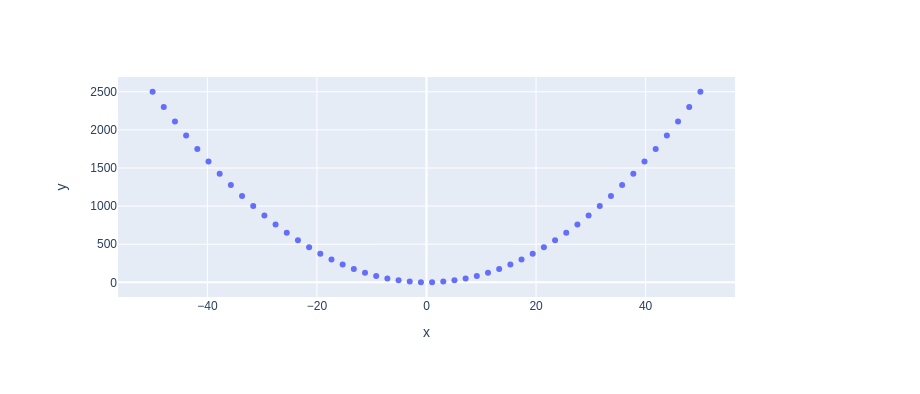
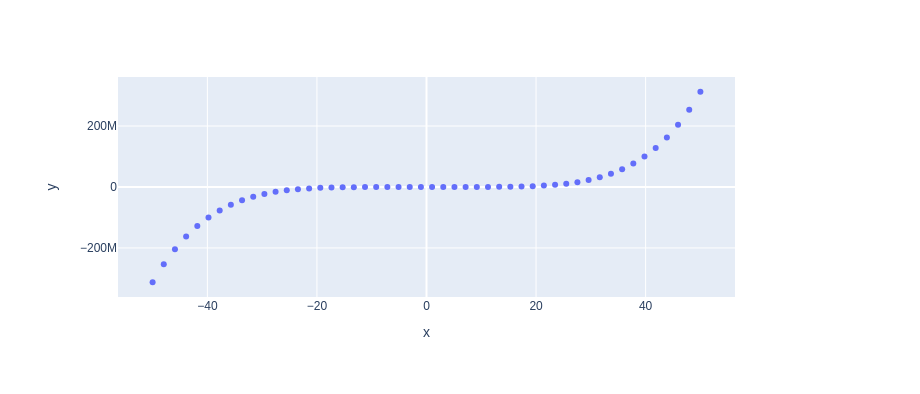
Before and after one commit to MattSecaur/my-notebooks-repo, a Jupyter notebook: experiment1.ipynb, the cells around one changed output. Saved outputs shown, nothing was run; the diff lists cells and outputs as text; code cells hidden in the pictures.

```diff
--- a/experiment1.ipynb
+++ b/experiment1.ipynb
@@ -6,7 +6,7 @@ import plotly.express as px
 x = np.linspace(start=-50, stop=50)
 
 # y-axis data points
-y = x ** 2
+y = x ** 5
 
 # define the plot
 fig = px.scatter(x=x, y=y)
@@ -17 +16 @@ fig.show()
-[figure, old version]
+[figure, new version]
```
Also changed, not shown: parts of 1 cell of this notebook.
